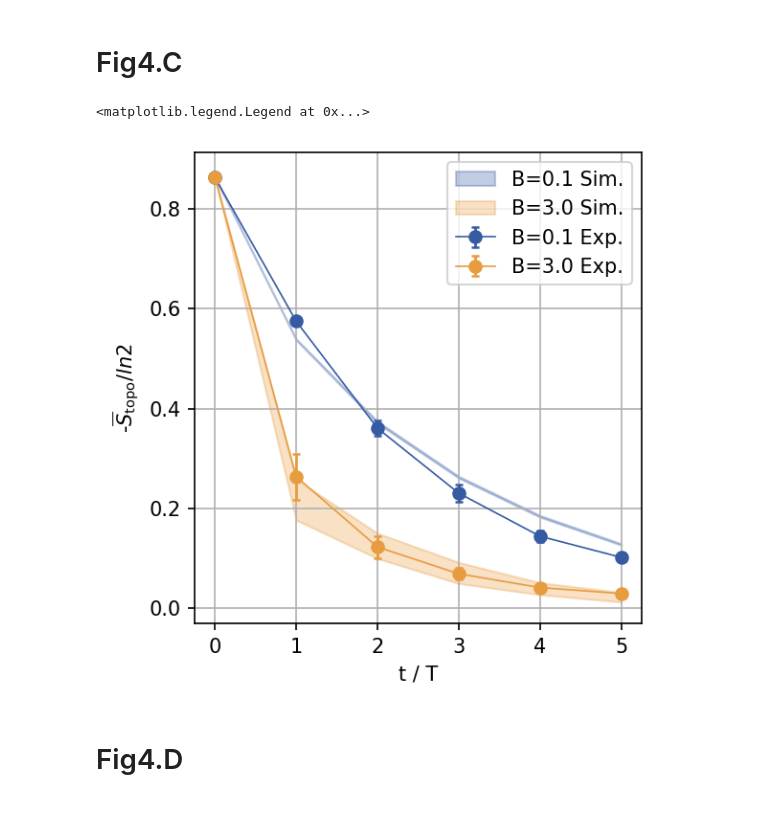
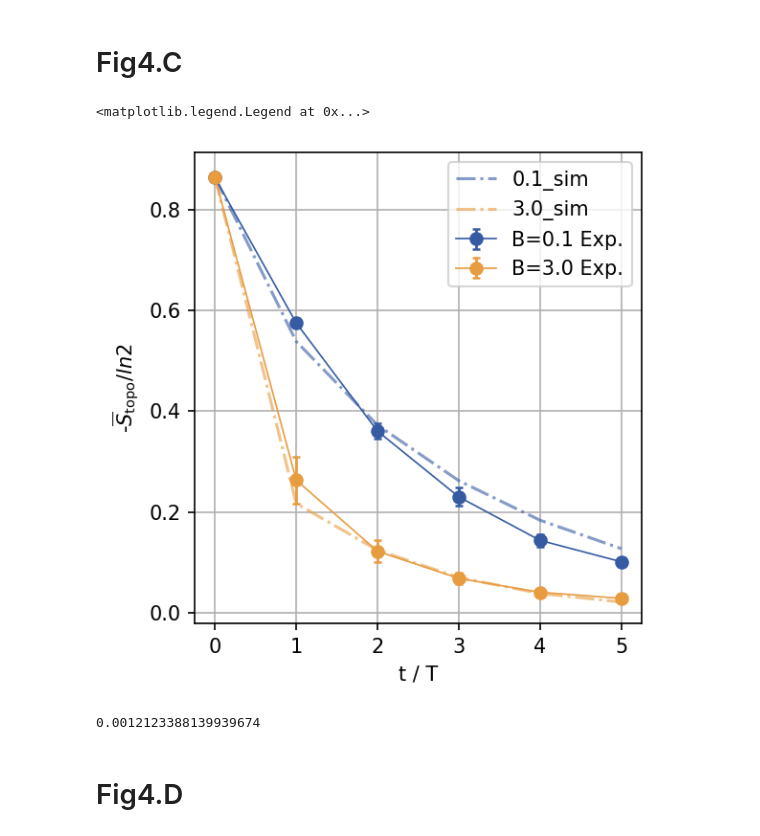
Before and after one commit to xlelephant/Long-lived-topological-time-crystalline-order-on-a-quantum-processor, a Jupyter notebook: fig4/plot_fig4.ipynb, the cells around one changed output. Drawn from its saved outputs; the diff is of its cells as text; code cells hidden in the pictures.

```diff
--- a/fig4/plot_fig4.ipynb
+++ b/fig4/plot_fig4.ipynb
@@ -32,7 +32,7 @@ Zs_exp_fft = fig4a_data["Zs_exp_fft"]
 # %%
 for disorder in [0.1, 3.0]:
     dis_i = disorders.tolist().index(disorder)
-    fig = plt.figure(figsize=(10, 3), dpi=200)
+    fig = plt.figure(figsize=(8, 2.5), dpi=200)
     axes = fig.subplots(nrows=1, ncols=2)
     for Zs_i in range(6):
         axes[0].errorbar(
@@ -52,7 +52,7 @@ for disorder in [0.1, 3.0]:
     axes[0].set_xlim([-0.1, ts[-1]])
     axes[0].set_xlabel("t")
     axes[0].set_ylabel(r"$\overline{A^{1/d}_{L_i}}(t)$")
-    axes[0].set_title("Disorder-averaged auto-correlation function for " + r"$\{Z_{L_i}\}$")
+    axes[0].set_title(r"$\{Z_{L_i}\}$")
     axes[0].grid()
     if disorder == 3.0:
         axes[0].legend()
@@ -70,7 +70,7 @@ for disorder in [0.1, 3.0]:
     axes[1].legend(loc="right")
     axes[1].grid()
     axes[1].set_ylabel(r"FFT of $\overline{A^{1/d}_{L_i}}(t)$")
-    axes[1].set_title("Fourier spectra of \ndisorder-averaged auto-correlation functions")
+    axes[1].set_title("Fourier spectra")
     fig.suptitle(f"disorder={disorder}")
     fig.tight_layout()
 # %% [output]
@@ -168,36 +143,40 @@ S_topo_sim_err = fig4c_data["S_topo_sim_err"]
 # %%
 plt.figure(figsize=(4, 4), dpi=150)
 disorders = [0.1, 3.0]
 for j, disorder in enumerate(disorders):
     plt.errorbar(
         ts,
         S_topo_exp_avg[j],
         S_topo_exp_err[j],
         marker="o",
         color=["#365ba3", "#e89c40"][j],
         elinewidth=1.3,
         linewidth=0.8,
         capsize=1.8,
         capthick=1.2,
         label=f"B={disorder} Exp.",
     )
 
-    plt.fill_between(
+    plt.plot(
         ts,
-        S_topo_sim_avg[j] - S_topo_sim_err[j],
-        S_topo_sim_avg[j] + S_topo_sim_err[j],
-        label=f"B={disorder} Sim.",
+        S_topo_sim_avg[j],
+        label=f"{disorder}_sim",
         color=["#365ba3", "#e89c40"][j],
-        alpha=0.3,
+        alpha=0.6,
+        ls="-.",
     )
 plt.ylabel(r"-$\overline{S}_{\rm topo}/ln2$")
 plt.xlabel("t / T")
 plt.tight_layout()
 plt.grid(True)
 plt.legend()
 # %% [output]
 <matplotlib.legend.Legend at 0x...>
-[figure, old version]
+[figure, new version]
+# %%
+S_topo_sim_err[0][1]
+# %% [output]
+0.0012123388139939674
 # %% [markdown]
 # Fig4.D
 # %%
```
Also changed, not shown: parts of 6 cells of this notebook, 7 other files.
